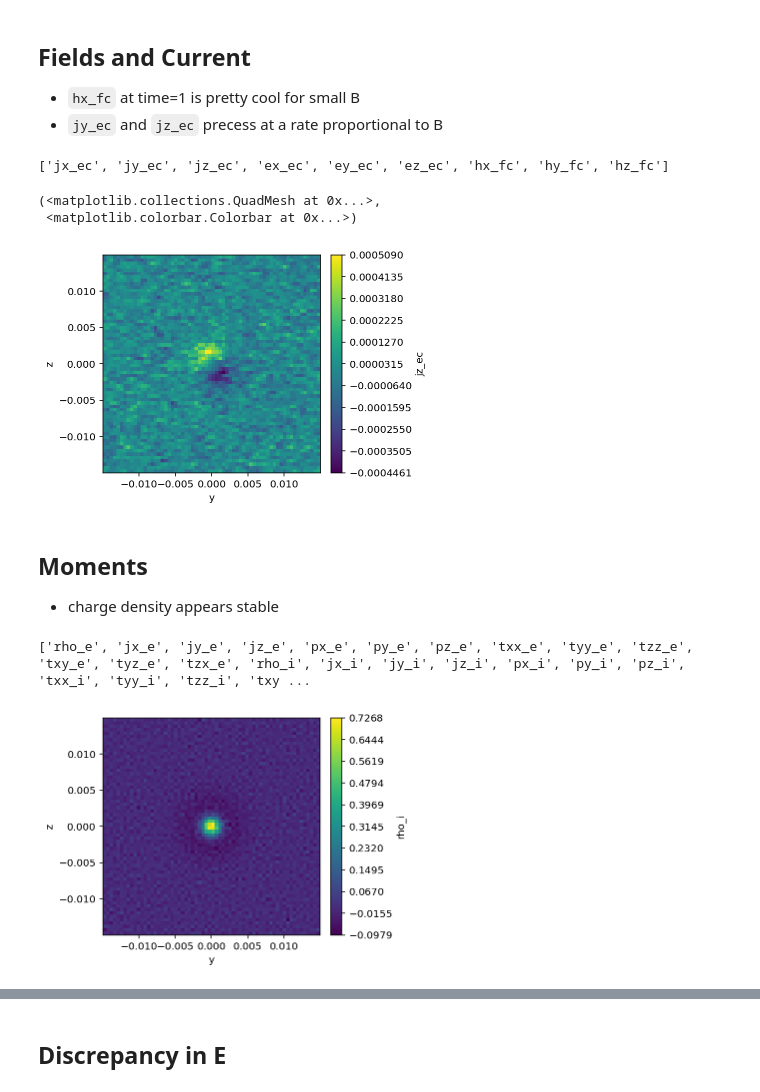
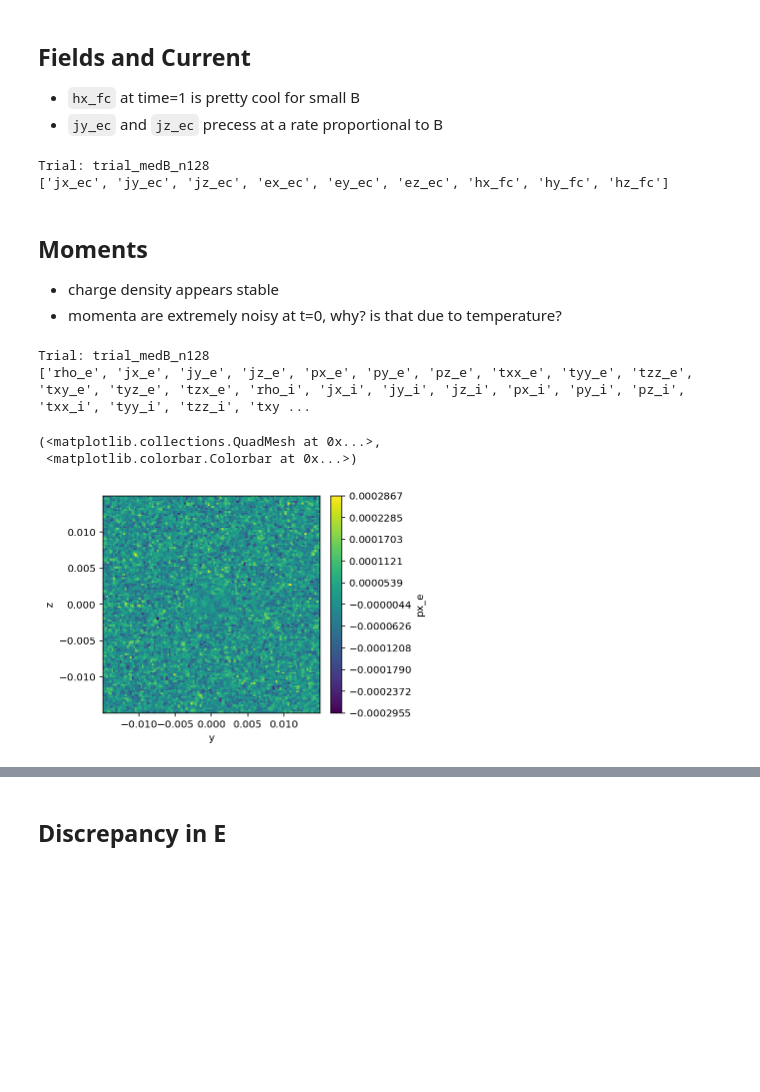
Before and after one commit to JamesMcClung/psc-scrap, a Jupyter notebook: plot_pfd.ipynb, the cells around one changed output, grey strips where cells are left out. Drawn from its saved outputs; the diff is of its cells as text; code cells hidden in the pictures; blank space fills up the shorter version.

```diff
--- a/plot_pfd.ipynb
+++ b/plot_pfd.ipynb
@@ -62,31 +64,38 @@ Dropdown(description='Trial file:', options=('trial_medB_n064', 'trial_smallB_n0
 - `hx_fc` at time=1 is pretty cool for small B
 - `jy_ec` and `jz_ec` precess at a rate proportional to B
 # %%
+print(f"Trial: {trialfile}")
 run = f"{trialpath}/{trialfile}/pfd.xdmf"
 vf = viscid.load_file(run, force_reload=True)
 print([f.name for f in vf.iter_fields()])
 
-vf.activate_time(1)
-# vlt.plot((vf["jz_ec"]**2 + vf["jy_ec"]**2)**.5);
-# vlt.plot((vf["ey_ec"]**2 + vf["ez_ec"]**2)**.5)
-# vlt.plot((vf["hy_fc"]**2 + vf["hz_fc"]**2)**.5)
+vf.activate_time(0)
+# vlt.plot((vf["jz_ec"]**2 + vf["jy_ec"]**2)**.5, cbarlabel="$j$");
+# vlt.plot((vf["ey_ec"]**2 + vf["ez_ec"]**2)**.5, cbarlabel="$E$")
+# vlt.plot((vf["hy_fc"]**2 + vf["hz_fc"]**2)**.5, cbarlabel = "$H$")
 # vlt.plot(vf["hx_fc"])
-vlt.plot(vf["jz_ec"])
+# vlt.plot(vf["jy_ec"])
 # %% [output]
+Trial: trial_medB_n128
 ['jx_ec', 'jy_ec', 'jz_ec', 'ex_ec', 'ey_ec', 'ez_ec', 'hx_fc', 'hy_fc', 'hz_fc']
-(<matplotlib.collections.QuadMesh at 0x...>,
- <matplotlib.colorbar.Colorbar at 0x...>)
-[figure, removed]
 # %% [markdown]
 ## Moments
 - charge density appears stable
+- momenta are extremely noisy at t=0, why? is that due to temperature?
 # %%
+print(f"Trial: {trialfile}")
 run_moments = f"{trialpath}/{trialfile}/pfd_moments.xdmf"
 vf_moments = viscid.load_file(run_moments, force_reload=True)
 print([f.name for f in vf_moments.iter_fields()])
 
 vf_moments.activate_time(25)
-vlt.plot(vf_moments["rho_i"] + vf_moments["rho_e"]);
+# vlt.plot(vf_moments["rho_i"] + vf_moments["rho_e"], cbarlabel="$\\rho$");
+# vlt.plot((vf_moments["py_e"]**2 + vf_moments["pz_e"]**2)**.5, cbarlabel="$p_e$")
+# vlt.plot(vf_moments["tyy_e"] + vf_moments["tzz_e"], cbarlabel = "$T$")
+vlt.plot(vf_moments["px_e"])
 # %% [output]
+Trial: trial_medB_n128
 ['rho_e', 'jx_e', 'jy_e', 'jz_e', 'px_e', 'py_e', 'pz_e', 'txx_e', 'tyy_e', 'tzz_e', 'txy_e', 'tyz_e', 'tzx_e', 'rho_i', 'jx_i', 'jy_i', 'jz_i', 'px_i', 'py_i', 'pz_i', 'txx_i', 'tyy_i', 'tzz_i', 'txy ...
+(<matplotlib.collections.QuadMesh at 0x...>,
+ <matplotlib.colorbar.Colorbar at 0x...>)
-[figure, old version]
+[figure, new version]
```
Also changed, not shown: parts of 5 cells of this notebook.
